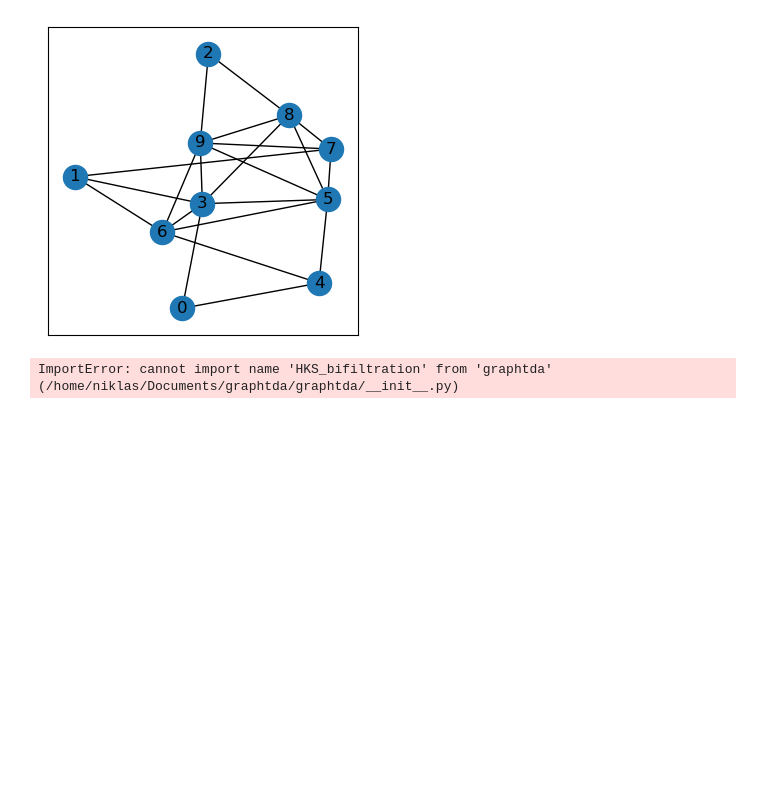
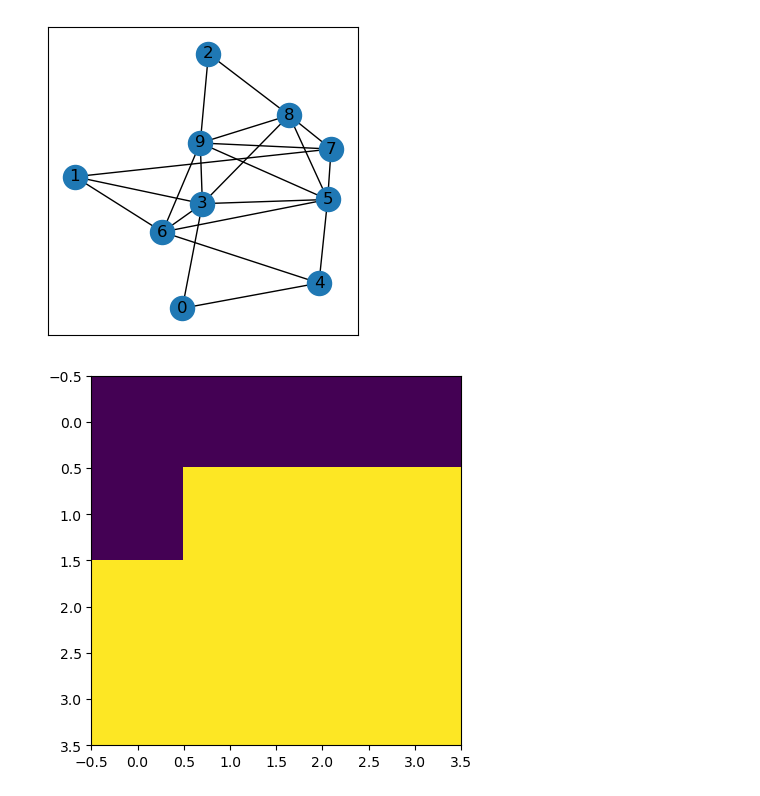
Before and after one commit to dgurnari/graphtda, a Jupyter notebook: examples/example_HKS_Hilbert.ipynb, the cells around one changed output. Cells and saved outputs as stored; diff of their text form; code cells hidden in the pictures; blank space fills up the shorter version.

```diff
--- a/examples/example_HKS_Hilbert.ipynb
+++ b/examples/example_HKS_Hilbert.ipynb
@@ -13,7 +13,16 @@ nx.draw_networkx(G, pos=nx.spring_layout(G, seed=2), ax=ax)
 # %% [output]
 [figure]
 # %%
-from graphtda import HKS_bifiltration
+from graphtda.graphtda import HKS_bifiltration
 FG = FilteredGraph(G, filtration_function=HKS_bifiltration)
+FG.x_label = "heat"
+FG.y_label = "time"
-# %% [output]
-ImportError: cannot import name 'HKS_bifiltration' from 'graphtda' (/home/niklas/Documents/graphtda/graphtda/__init__.py)
+# %%
+FG.compute_bipersistence(dim=0, x=5,y=5)
+hf = FG.hilbert_function()
+# %%
+f,ax = plt.subplots()
+ax.imshow(hf)
+plt.show()
+# %% [output]
+[figure, added]
```
Also changed, not shown: 1 other file.
